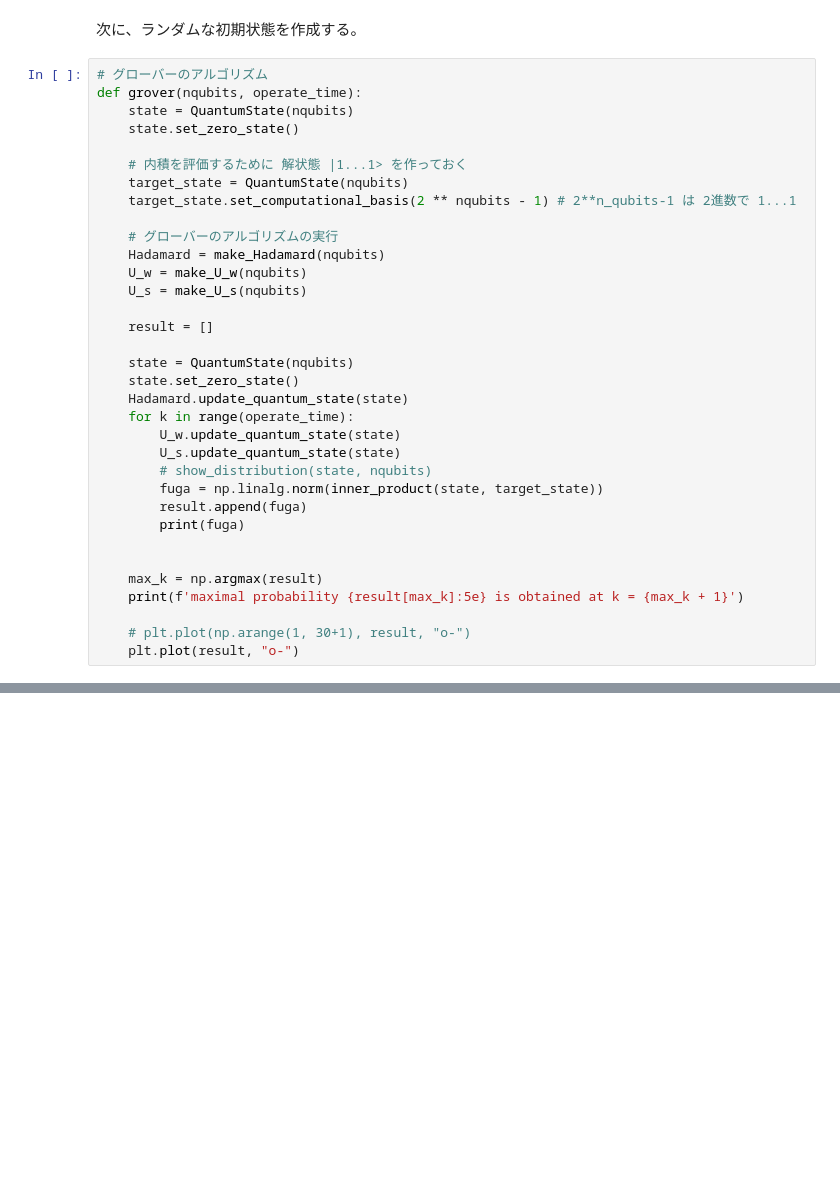
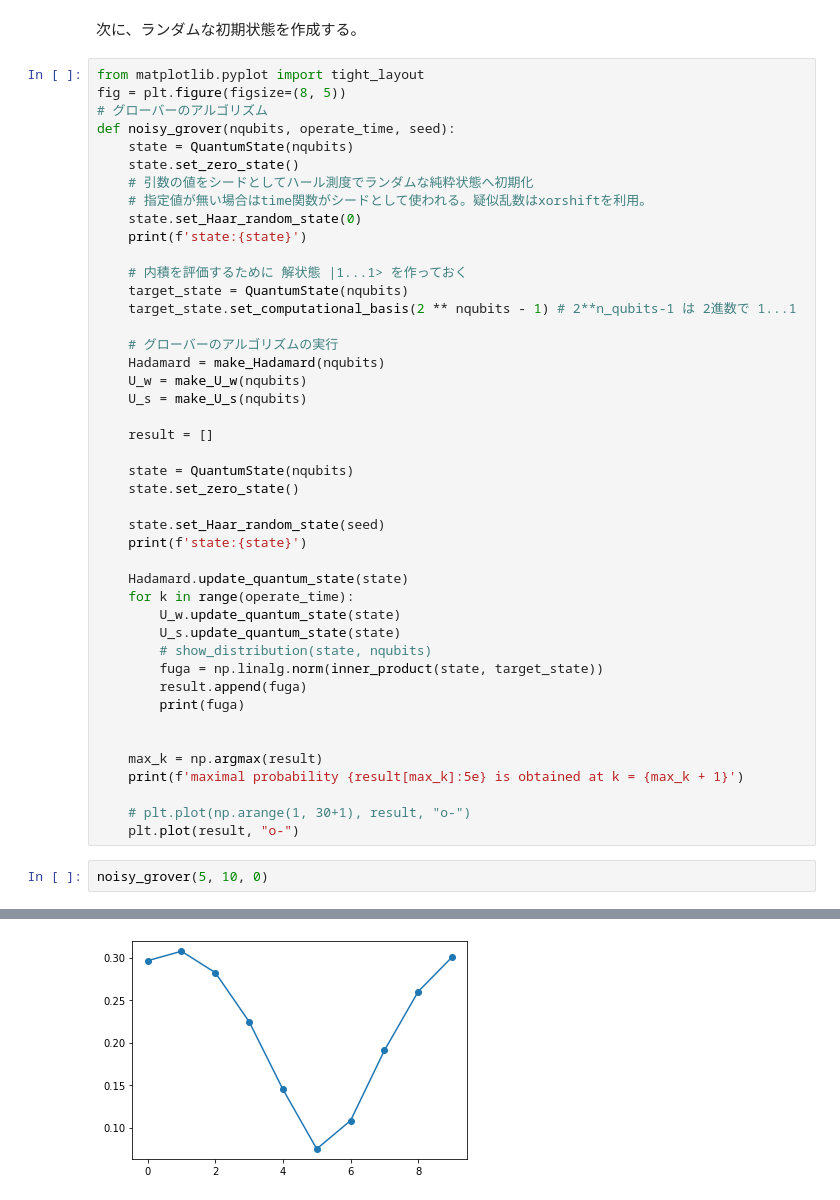
Before and after one commit to KaitoMuraoka/BasicQuantumAlgorithm, a Jupyter notebook: main/Second.ipynb, the cells around one changed output, grey strips where cells are left out. Cells and saved outputs as stored; diff of their text form; blank space fills up the shorter version.

```diff
--- a/main/Second.ipynb
+++ b/main/Second.ipynb
@@ -154,10 +154,16 @@ maximal probability 9.995911e-01 is obtained at k = 4
 # %% [markdown]
 次に、ランダムな初期状態を作成する。
 # %%
+from matplotlib.pyplot import tight_layout
+fig = plt.figure(figsize=(8, 5))
 # グローバーのアルゴリズム
-def grover(nqubits, operate_time):
+def noisy_grover(nqubits, operate_time, seed):
     state = QuantumState(nqubits)
     state.set_zero_state()
+    # 引数の値をシードとしてハール測度でランダムな純粋状態へ初期化
+    # 指定値が無い場合はtime関数がシードとして使われる。疑似乱数はxorshiftを利用。
+    state.set_Haar_random_state(0)
+    print(f'state:{state}')
 
     # 内積を評価するために 解状態 |1...1> を作っておく
     target_state = QuantumState(nqubits)
@@ -172,6 +178,10 @@ def grover(nqubits, operate_time):
 
     state = QuantumState(nqubits)
     state.set_zero_state()
+
+    state.set_Haar_random_state(seed)
+    print(f'state:{state}')
+
     Hadamard.update_quantum_state(state)
     for k in range(operate_time):
         U_w.update_quantum_state(state)
@@ -187,3 +197,6 @@ def grover(nqubits, operate_time):
 
     # plt.plot(np.arange(1, 30+1), result, "o-")
     plt.plot(result, "o-")
+# %%
+noisy_grover(5, 10, 0)
+# %% [output]
@@ -189,0 +220 @@ def grover(nqubits, operate_time):
+[figure, added]
```
Also changed, not shown: parts of 3 cells of this notebook.
